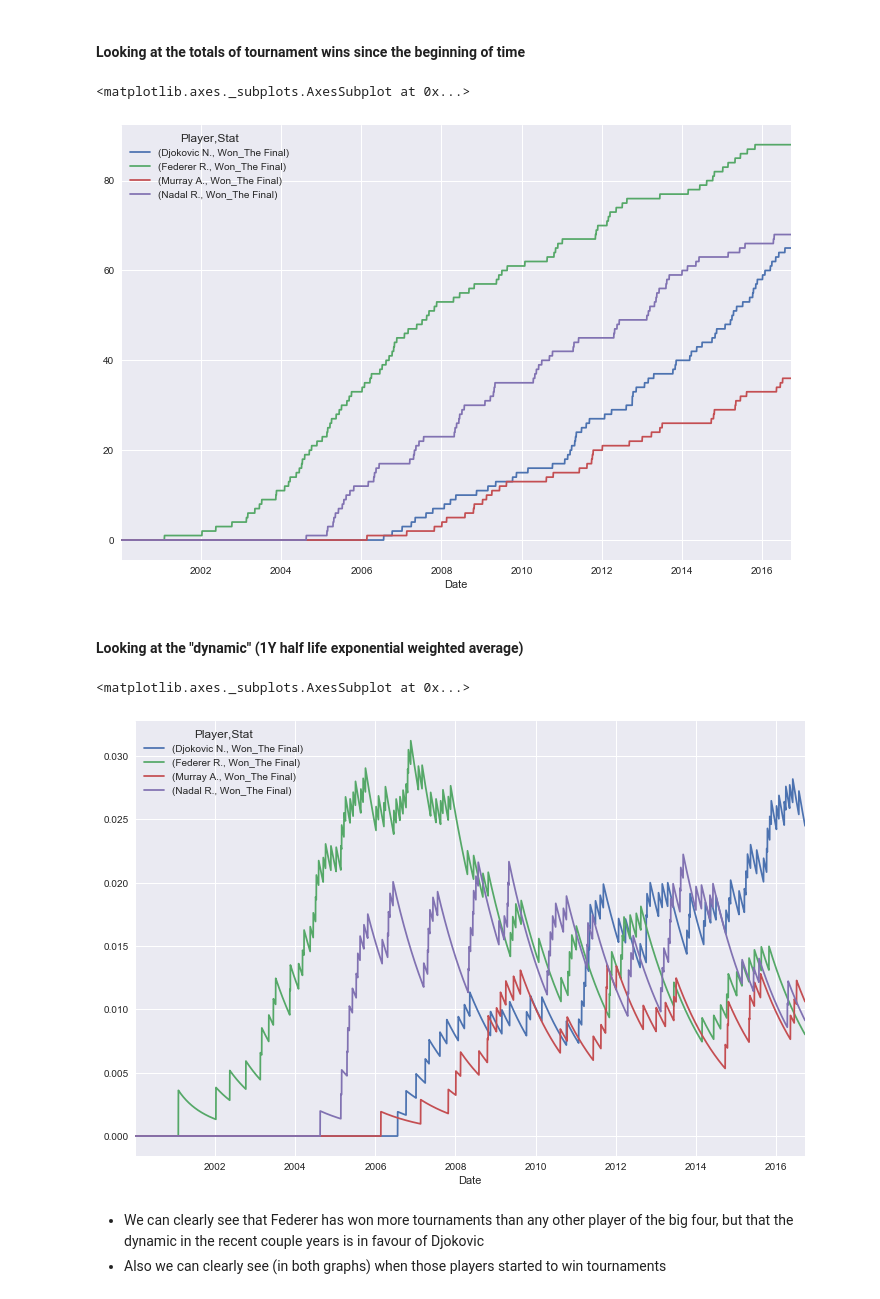
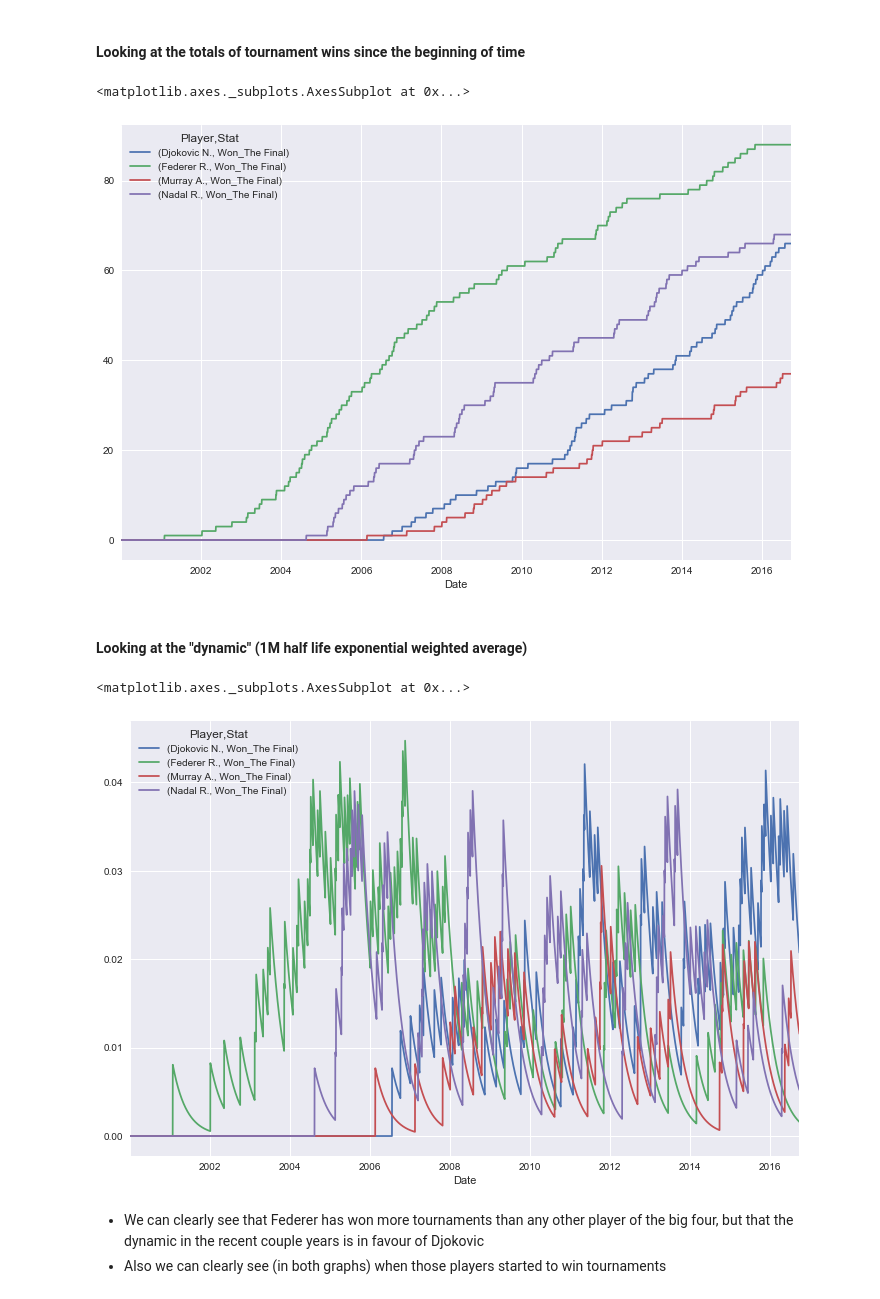
Before and after one commit to Vinh-CHUC/general-assembly-data-science-project, a Jupyter notebook: deliverables/3-ExploratoryDataAnalysis/Exploratory Data Analysis.ipynb, the cells around one changed output. Saved outputs shown, nothing was run; the diff lists cells and outputs as text; code cells hidden in the pictures.

```diff
--- a/deliverables/3-ExploratoryDataAnalysis/Exploratory Data Analysis.ipynb
+++ b/deliverables/3-ExploratoryDataAnalysis/Exploratory Data Analysis.ipynb
@@ -243,11 +257,11 @@ This makes sense, the logistic regression basically learns that P1_Rank > P2_Ran
 # %% [markdown]
 ### Let's get a list of all the players
 # %%
+BIG4 = ["Nadal R.", "Federer R.", "Djokovic N.", "Murray A."]
 all_players = pd.concat([eda_df.P1_Name, eda_df.P2_Name])
 
 # Divide by a bigger number to only compute data for a subset of players, can be useful to speed up things
 all_players = all_players[:int(len(all_players) / 1)]
-all_players = np.append(all_players, ["Federer R.", "Nadal R.", "Djokovic N.", "Murray A."])
 all_players = np.unique(all_players)
 all_players.shape
 # %% [output]
@@ -263,17 +277,17 @@ importlib.reload(features_engineering)
 # %% [markdown]
 So basically we're going to compute a set of boolean columns for every player!! That tell whether the player played/won that particular game, if he won what type of win it was (ie 1st Round, a Final?)
 # %%
-# Computing the columns for subsets of players at a time, to make it more manageable computation wise, and see the progress printed
-# Takes about 1 minute on my Corei7 macbook from 2014
+%pdb
 batch_size = 10
 chunks = []
 for i in range(batch_size):
-    players_batch = all_players[i::batch_size]
+    f_eng = features_engineering.FeatureEngineer(all_players[i::batch_size])
 
     # The two lines are the actual logic, we add the extra columns that say if players played/won the match
-    players_stats = features_engineering.compute_games_played_and_won__fast(eda_df, players_batch)
+    players_stats = f_eng.compute_games_played_and_won(eda_df)
     # Then columns saying what type of game they won if they won
-    players_stats = features_engineering.compute_win_round_type__fast(players_stats, eda_df.Round, players_batch)
+    players_stats = f_eng.compute_win_round_type(players_stats, eda_df.Round)
+    players_stats = f_eng.compute_series_stats(players_stats, eda_df.Series)
 
     chunks.append(players_stats.copy())
     print("Chunk {} done".format(i))
@@ -355,29 +368,28 @@ resampled_stats.head()
 resampled_stats = resampled_stats.fillna(0)
 # %% [markdown]
 #### Looking at the totals of tournament wins since the beginning of time
+# %%
+rolling_dfs = {}
 # %%
-expanding_stats = resampled_stats.expanding().sum()
+rolling_dfs["TOTAL"] = resampled_stats.expanding().sum()
+rolling_dfs["TOTAL"].sort_index(axis=1, inplace=True)
+rolling_dfs["TOTAL"].index.rename("Date", inplace=True)
 
-expanding_stats.sort_index(axis=1, inplace=True)
-expanding_stats.index.rename("Date", inplace=True)
-
-big4 = ["Nadal R.", "Federer R.", "Djokovic N.", "Murray A."]
-expanding_stats.loc(axis=1)[big4, ["Won_The Final"]].plot()
+rolling_dfs["TOTAL"].loc(axis=1)[BIG4, ["Won_The Final"]].plot()
 # %% [output]
 <matplotlib.axes._subplots.AxesSubplot at 0x...>
-[figure, old version]
+[figure, new version]
 # %% [markdown]
-#### Looking at the "dynamic" (1Y half life exponential weighted average)
+#### Looking at the "dynamic" (1M half life exponential weighted average)
 # %%
-rolling_1Y_stats = resampled_stats.ewm(halflife=365).mean()
+rolling_dfs["3M"] = resampled_stats.ewm(halflife=90).mean()
+rolling_dfs["3M"].sort_index(axis=1, inplace=True)
+rolling_dfs["3M"].index.rename("Date", inplace=True)
 
-rolling_1Y_stats.sort_index(axis=1, inplace=True)
-rolling_1Y_stats.index.rename("Date")
-
-rolling_1Y_stats.loc(axis=1)[big4, ["Won_The Final"]].plot()
+rolling_dfs["3M"].loc(axis=1)[BIG4, ["Won_The Final"]].plot()
 # %% [output]
 <matplotlib.axes._subplots.AxesSubplot at 0x...>
-[figure, old version]
+[figure, new version]
 # %% [markdown]
 * We can clearly see that Federer has won more tournaments than any other player of the big four, but that the dynamic in the recent couple years is in favour of Djokovic
 * Also we can clearly see (in both graphs) when those players started to win tournaments
```
Also changed, not shown: parts of 35 cells of this notebook, 2 other files.
